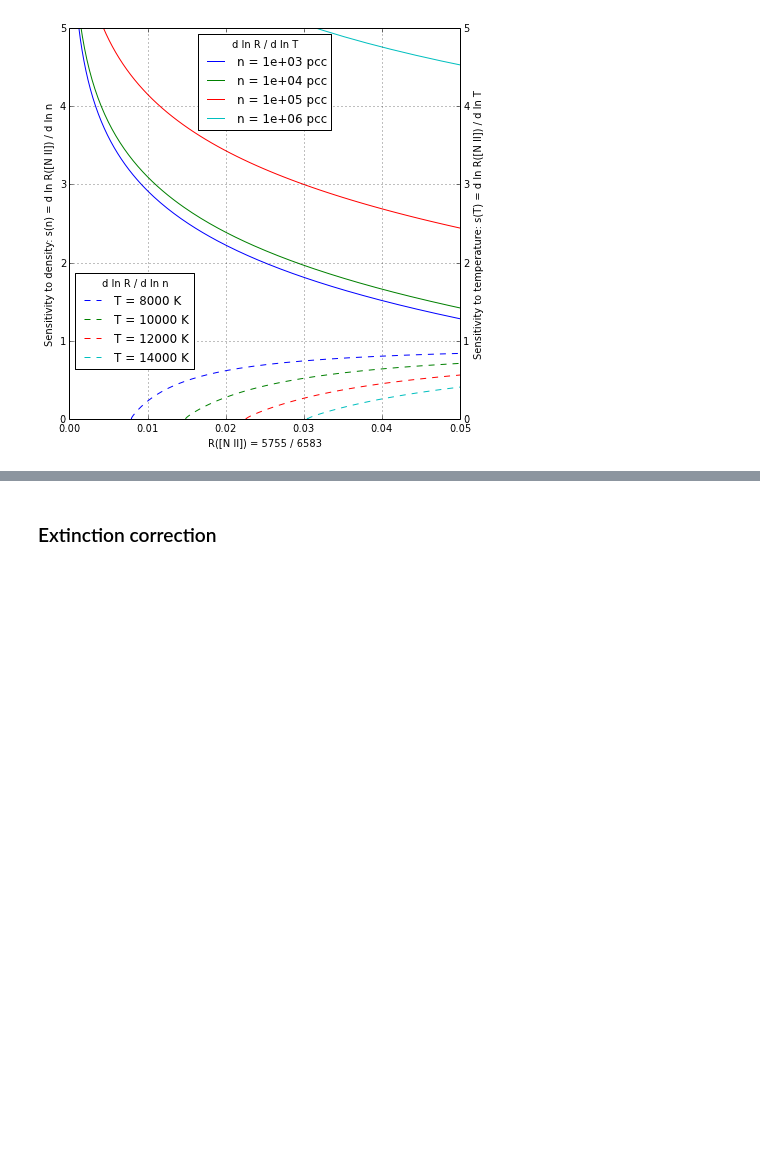
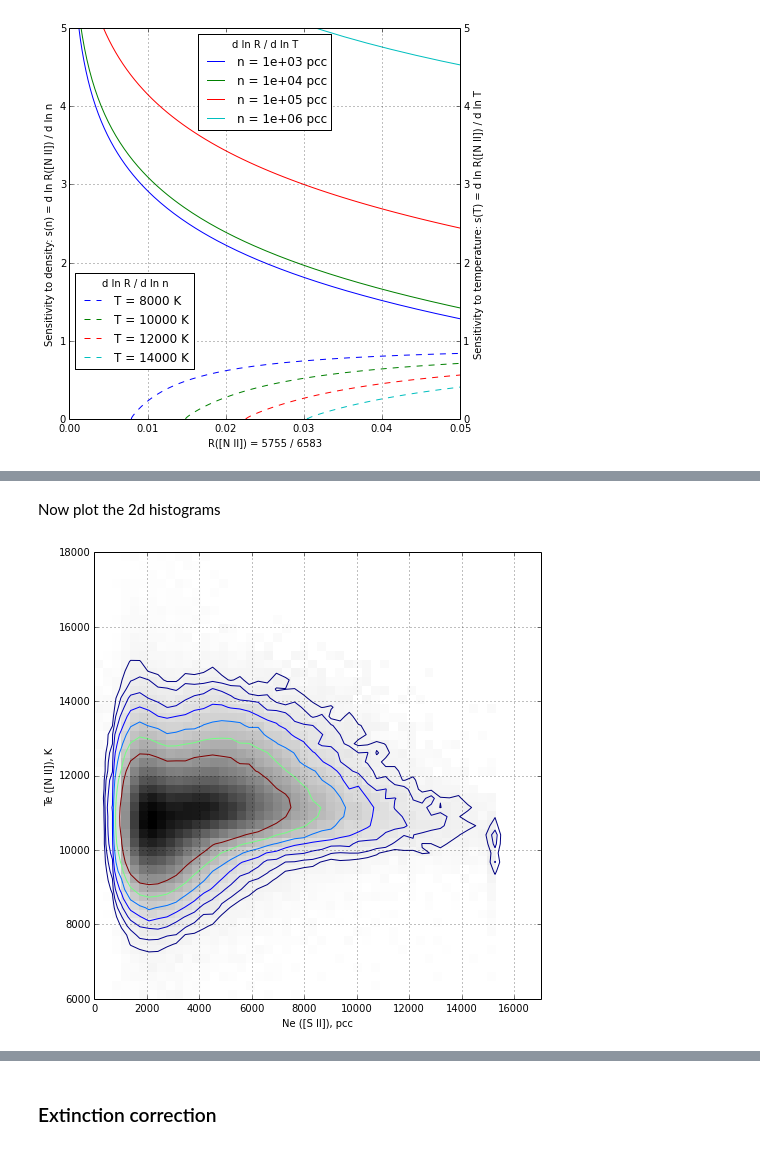
Before and after one commit to deprecated/orion-tsq, a Jupyter notebook: WFC3 images exploration.ipynb, the cells around one changed output, grey strips where cells are left out. Saved outputs shown, nothing was run; the diff lists cells and outputs as text; code cells hidden in the pictures; blank space fills up the shorter version.

```diff
--- a/WFC3 images exploration.ipynb
+++ b/WFC3 images exploration.ipynb
@@ -552,0 +675,26 @@ ylabel("d ln R / d ln n")
+# %% [markdown]
+Now plot the 2d histograms
+# %%
+s658 = fits.open("north658.fits")[0].data
+x = Ne
+x1, x2 = 0.0, 1.7e4
+y = Te
+y1, y2 = 6000., 18000.
+w = s658[m]
+mm = np.isfinite(x) & np.isfinite(y)
+H, xedges, yedges = np.histogram2d(x[mm], y[mm], 50,
+                                   [[x1, x2], [y1, y2]],
+                                   weights=w[mm])
+imshow(np.sqrt(H.T), extent=[x1, x2, y1, y2],
+          interpolation='none', aspect='auto', origin='lower',
+          cmap=cm.gray_r, alpha=1.0)
+#              vmin=0.0, vmax=15.0*np.mean(H.T))
+contour(H.T, H.T.mean()*np.logspace(-4.0, 2.0, 7, base=2),
+        extent=[x1, x2, y1, y2])
+grid()
+xlabel("Ne ([S II]), pcc")
+ylabel("Te ([N II]), K")
+gcf().set_size_inches(8,8)
+gcf().savefig("Te-versus-Ne.pdf")
+# %% [output]
+[figure, added]
```
Also changed, not shown: parts of 37 cells of this notebook, 15 other files.
